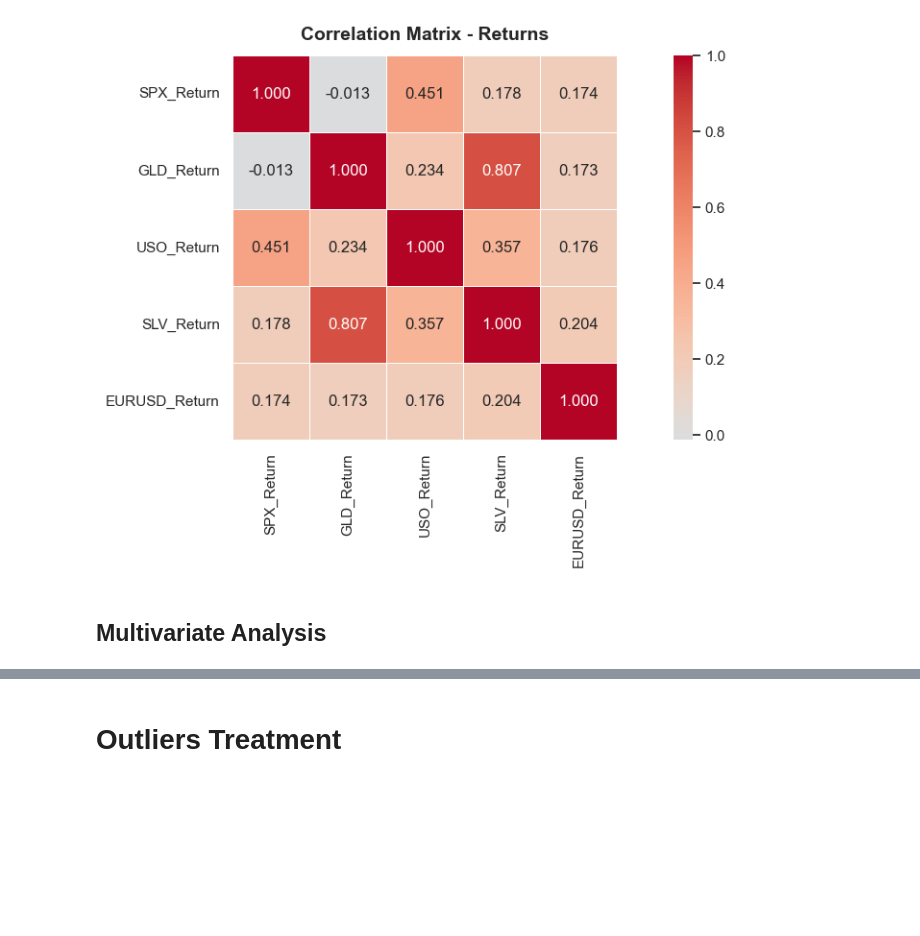
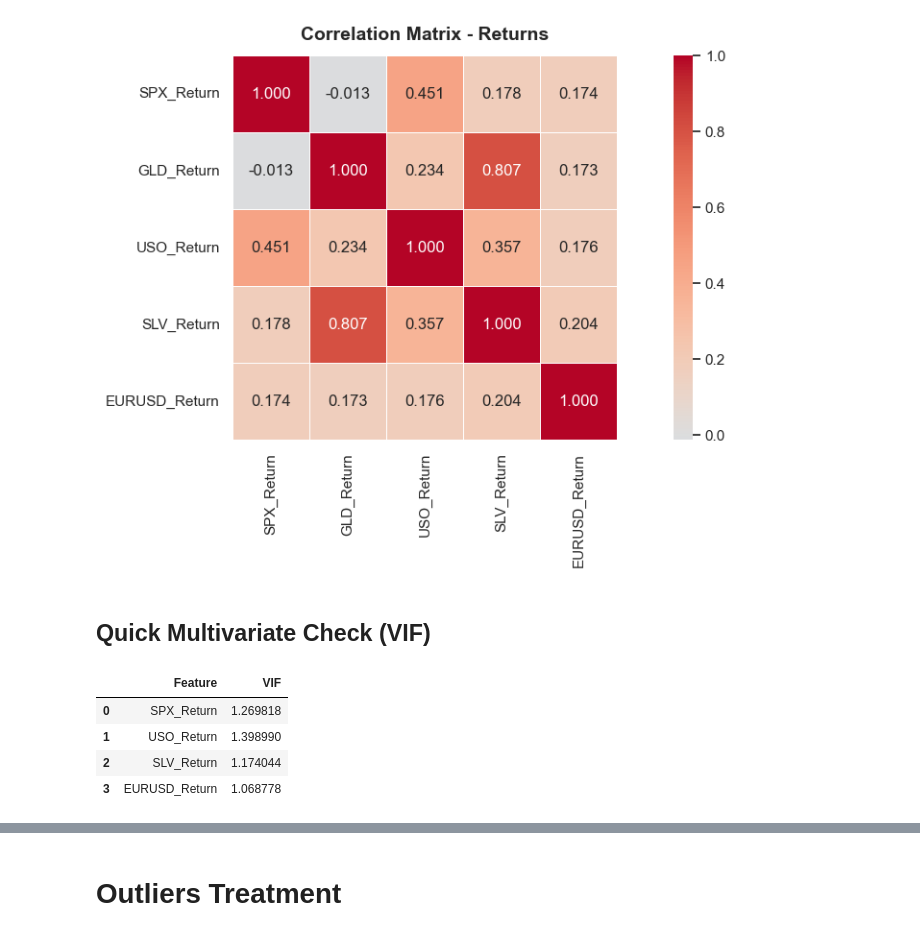
Before and after one commit to tshihab07/gold-price-forecasting, a Jupyter notebook: notebookes/dataPreprocessing.ipynb, the cells around one changed output, grey strips where cells are left out. Cells and saved outputs as stored; diff of their text form; code cells hidden in the pictures; blank space fills up the shorter version.

```diff
--- a/notebookes/dataPreprocessing.ipynb
+++ b/notebookes/dataPreprocessing.ipynb
@@ -835,4 +835,26 @@ plt.show()
 # %% [output]
 [figure]
 # %% [markdown]
-## **Multivariate Analysis**
+## **Quick Multivariate Check (VIF)**
+# %%
+from statsmodels.stats.outliers_influence import variance_inflation_factor
+
+# prepare features
+x = df_returns[features]
+
+# add constant for VIF calculation
+x_with_const = pd.DataFrame({'const': 1}, index=x.index)
+x_with_const = pd.concat([x_with_const, x], axis=1)
+
+# calculate VIF
+vif_data = pd.DataFrame()
+vif_data["Feature"] = x.columns
+vif_data["VIF"] = [variance_inflation_factor(x_with_const.values, i + 1) for i in range(len(x.columns))]
+
+vif_data
+# %% [output]
+|  | Feature | VIF |
+| 0 | SPX_Return | 1.269818 |
+| 1 | USO_Return | 1.398990 |
+| 2 | SLV_Return | 1.174044 |
+| 3 | EURUSD_Return | 1.068778 |
```
Also changed, not shown: parts of 1 cell of this notebook.
